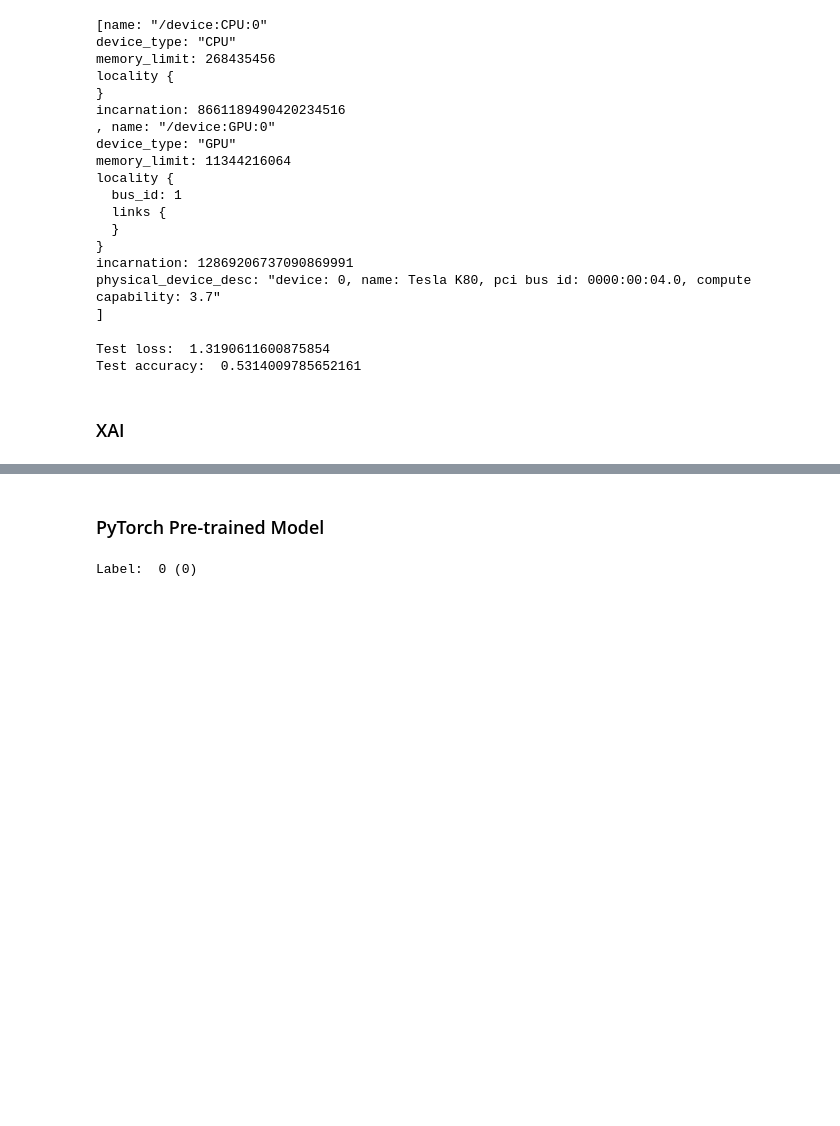
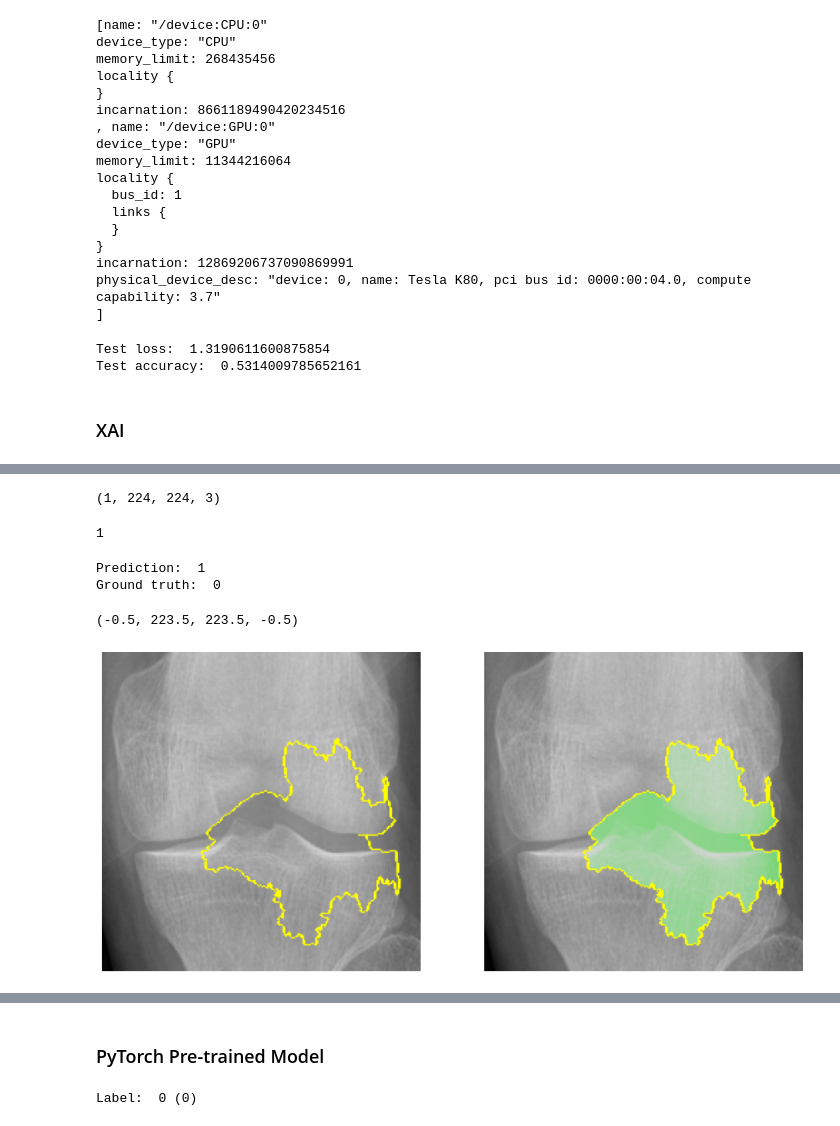
Before and after one commit to jah377/XAI_ImageClassification, a Jupyter notebook: model_test.ipynb, the cells around one changed output, grey strips where cells are left out. Saved outputs shown, nothing was run; the diff lists cells and outputs as text; code cells hidden in the pictures; blank space fills up the shorter version.

```diff
--- a/model_test.ipynb
+++ b/model_test.ipynb
@@ -203,0 +222,7 @@ TypeError: ignored
+# %%
+l = []
+yy = []
+for images, labels in test_ds.take(1):
+  for i in range(2):
+    l.append(images[i].numpy())
+    yy.append(class_names[labels[i]])
@@ -204,10 +233,3 @@ TypeError: ignored
 # %%
-from lime import lime_image
-
-explainer = lime_image.LimeImageExplainer()
-
-explanation = explainer.explain_instance(images[0].astype('double'), model_2.predict,
+explanation = explainer.explain_instance(l[0].astype('uint8'), model_2.predict,
                                          top_labels=3, hide_color=0, num_samples=1000)
-# %%
-explanation = explainer.explain_instance(images[0].astype('double'), model.predict,
-                                         top_labels=3, hide_color=0, num_samples=1000)
@@ -213,0 +242,4 @@ explanation = explainer.explain_instance(images[0].astype('double'), model.predi
+# %%
+re.shape
+# %% [output]
+(1, 224, 224, 3)
@@ -213,0 +250,23 @@ explanation = explainer.explain_instance(images[0].astype('double'), model.predi
+# %%
+np.argmax(pred)
+# %% [output]
+1
+# %%
+print("Prediction: ", explanation.top_labels[0])
+print("Ground truth: ", yy[0])
+# %% [output]
+Prediction:  1
+Ground truth:  0
+# %%
+from skimage.segmentation import mark_boundaries
+temp_1, mask_1 = explanation.get_image_and_mask(explanation.top_labels[0], positive_only=True, num_features=6, hide_rest=False)
+temp_2, mask_2 = explanation.get_image_and_mask(explanation.top_labels[0], positive_only=False, num_features=6, hide_rest=False)
+
+fig, (ax1, ax2) = plt.subplots(1, 2, figsize=(15,15))
+ax1.imshow(mark_boundaries(temp_1, mask_1))
+ax2.imshow(mark_boundaries(temp_2, mask_2))
+ax1.axis('off')
+ax2.axis('off')
+# %% [output]
+(-0.5, 223.5, 223.5, -0.5)
+[figure, added]
```
Also changed, not shown: parts of 9 cells of this notebook.
